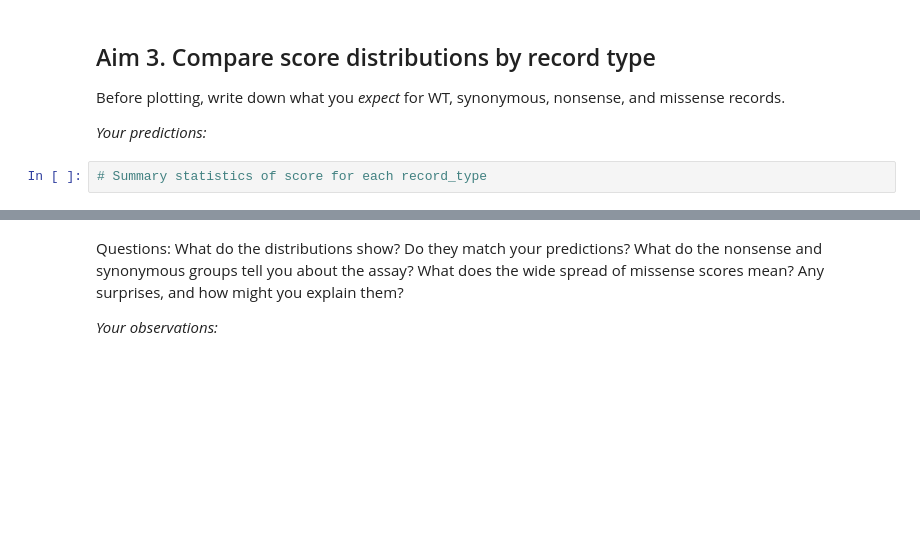
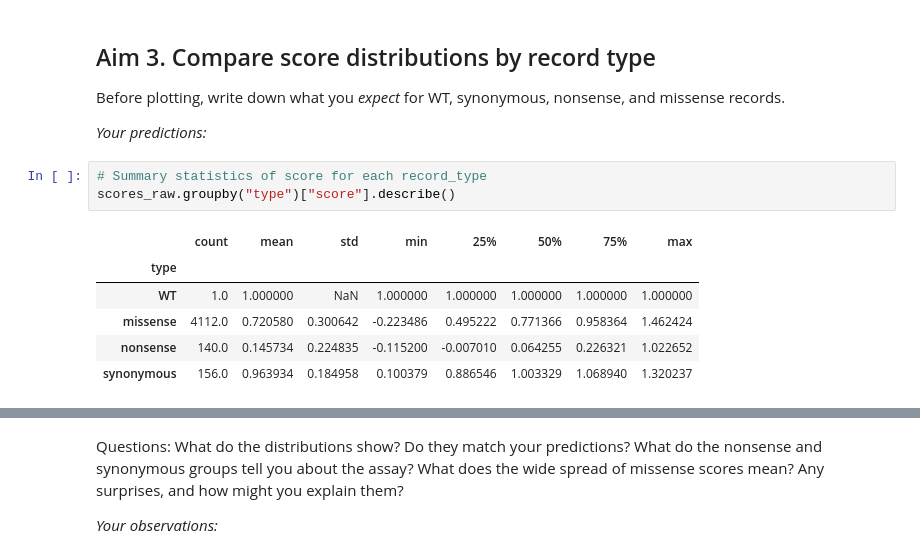
Before and after one commit to Vijay-Kiran-C/CMSB_Python1_Proj1_MAVE, a Jupyter notebook: code/final_code/session-2-dataAudit.ipynb, the cells around one changed output, grey strips where cells are left out. Saved outputs shown, nothing was run; the diff lists cells and outputs as text; blank space fills up the shorter version.

```diff
--- a/code/final_code/session-2-dataAudit.ipynb
+++ b/code/final_code/session-2-dataAudit.ipynb
@@ -108,5 +227,13 @@ Before plotting, write down what you *expect* for WT, synonymous, nonsense, and
 *Your predictions:*
 # %%
 # Summary statistics of score for each record_type
+scores_raw.groupby("type")["score"].describe()
+# %% [output]
+|  | count | mean | std | min | 25% | 50% | 75% | max |
+| type |  |  |  |  |  |  |  |  |
+| WT | 1.0 | 1.000000 | NaN | 1.000000 | 1.000000 | 1.000000 | 1.000000 | 1.000000 |
+| missense | 4112.0 | 0.720580 | 0.300642 | -0.223486 | 0.495222 | 0.771366 | 0.958364 | 1.462424 |
+| nonsense | 140.0 | 0.145734 | 0.224835 | -0.115200 | -0.007010 | 0.064255 | 0.226321 | 1.022652 |
+| synonymous | 156.0 | 0.963934 | 0.184958 | 0.100379 | 0.886546 | 1.003329 | 1.068940 | 1.320237 |
 # %%
 # Plot the distribution of score for each record_type
```
Also changed, not shown: parts of 15 cells of this notebook, 18 other files.
